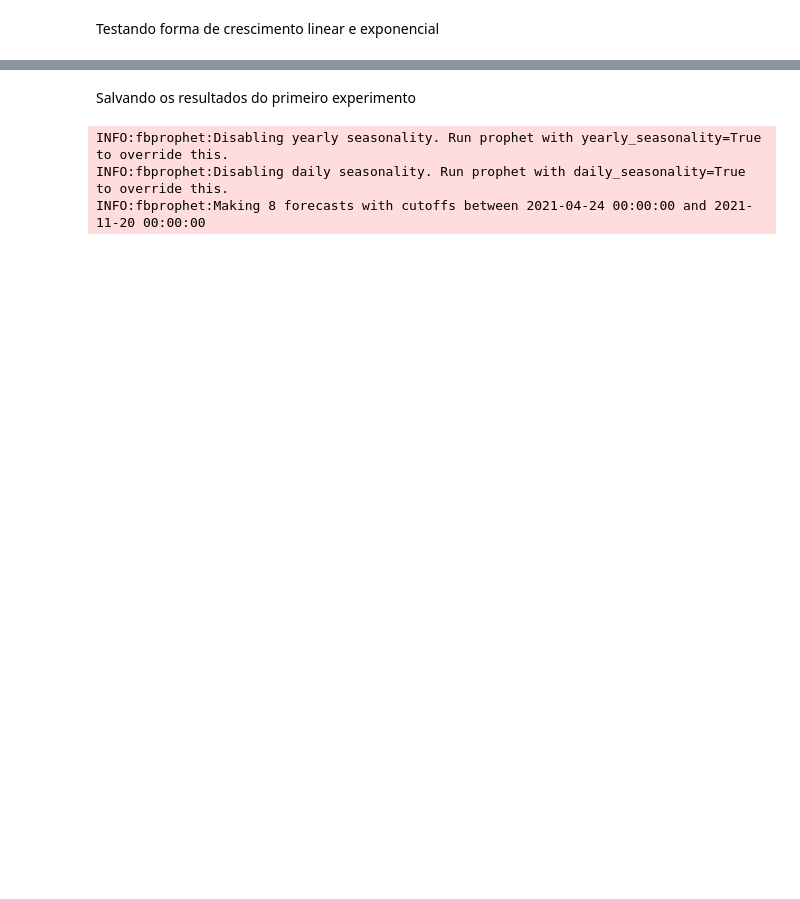
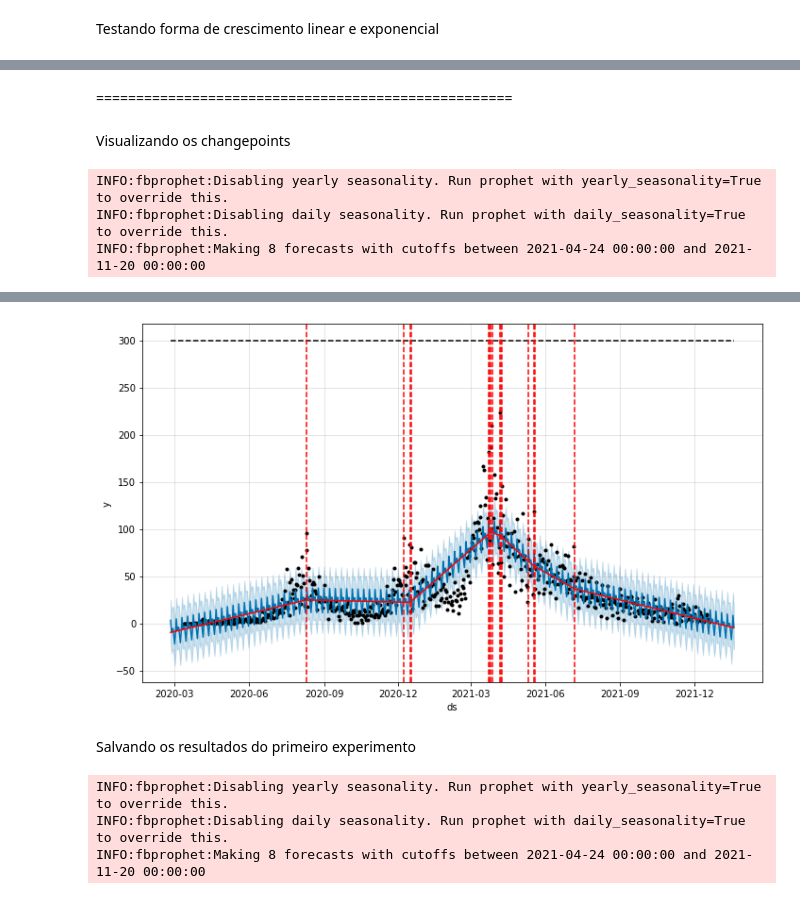
Before and after one commit to rodrigodemend/Previsao_Covid, a Jupyter notebook: Notebooks/Previsão_das_mortes_por_Covid_19_usando_Prophet.ipynb, the cells around one changed output, grey strips where cells are left out. Drawn from its saved outputs; the diff is of its cells as text; code cells hidden in the pictures; blank space fills up the shorter version.

```diff
--- a/Notebooks/Previsão_das_mortes_por_Covid_19_usando_Prophet.ipynb
+++ b/Notebooks/Previsão_das_mortes_por_Covid_19_usando_Prophet.ipynb
@@ -40,6 +74,16 @@ def best_result(df, grid, parameter):
   Esta função retorna o melhor resultado
   """
   return grid[int(df.mean().sort_values().head(1).index[0])][parameter]
+# %%
+def print_changepoints(model):
+  """
+  Essa função serve para plotar os changepoints usados pelo modelo
+  """
+  dataframefuturo = model.make_future_dataframe(periods=30)
+  dataframefuturo['cap'] = 300
+  previsao = model.predict(dataframefuturo)
+  fig = model.plot(previsao)
+  a = add_changepoints_to_plot(fig.gca(), model, previsao)
 # %% [markdown]
 # Visualização dos dados
 # %%
@@ -161,0 +261,5 @@ Visualizando os changepoints
+# %%
+df_diff = df.copy()
+df_diff['diff'] = df_diff['y'].diff()
+dates = [i for i in df_diff.query('(diff < -50) or (diff > 50)')['ds']]
+dates
@@ -163,0 +342,10 @@ Testando forma de crescimento linear e exponencial
+# %%
+param = {'changepoint_prior_scale' : 0.401,
+         'changepoints':dates,
+         'growth':'logistic'}
+
+df['cap'] = 300
+
+results, _ = prophet_model(df, parameters=param)
+print("MAE:", round(results['mae'].mean(), 2))
+print("RMSE:", round(results['rmse'].mean(), 2))
@@ -163,0 +359,15 @@ Testando forma de crescimento linear e exponencial
+# %% [markdown]
+====================================================
+# %% [markdown]
+Visualizando os changepoints
+# %%
+param = {'changepoint_prior_scale' : 0.401,
+         'changepoints':dates,
+         'growth':'linear'}
+
+results, modelo = prophet_model(df, parameters=param)
+print_changepoints(modelo)
+# %% [output]
+INFO:fbprophet:Disabling yearly seasonality. Run prophet with yearly_seasonality=True to override this.
+INFO:fbprophet:Disabling daily seasonality. Run prophet with daily_seasonality=True to override this.
+INFO:fbprophet:Making 8 forecasts with cutoffs between 2021-04-24 00:00:00 and 2021-11-20 00:00:00
@@ -164,3 +378,4 @@ Testando forma de crescimento linear e exponencial
+[figure, added]
 # %% [markdown]
 Salvando os resultados do primeiro experimento
 # %%
```
Also changed, not shown: parts of 35 cells of this notebook.
